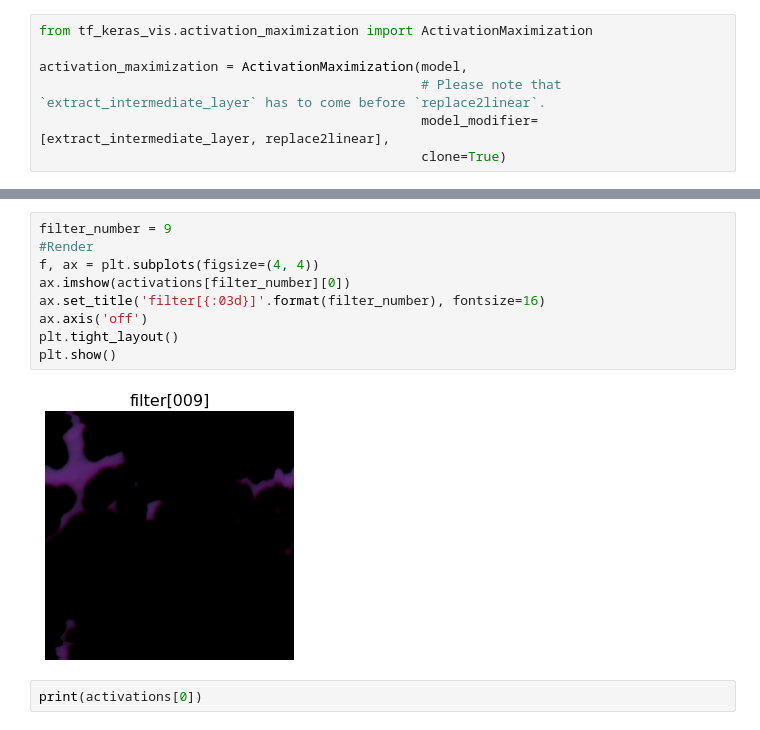
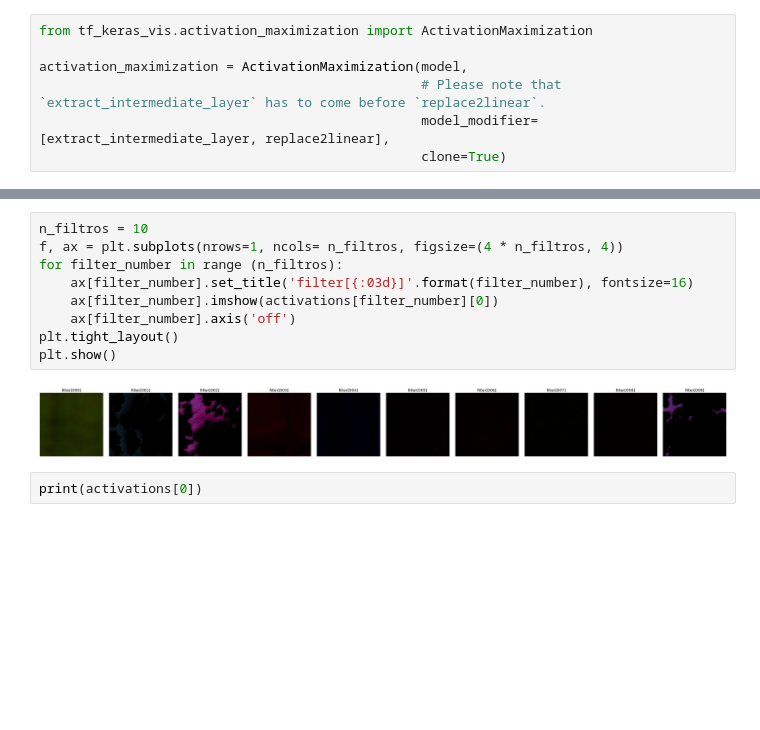
Before and after one commit to luizsantos-1/Interpretando-CNNs, a Jupyter notebook: starwars-activationmax.ipynb, the cells around one changed output, grey strips where cells are left out. Cells and saved outputs as stored; diff of their text form; blank space fills up the shorter version.

```diff
--- a/starwars-activationmax.ipynb
+++ b/starwars-activationmax.ipynb
@@ -80,16 +80,16 @@ for filter_number in range (10):
 400/400 [==============================] - 45s 113ms/step - Score: -4.1542 - TotalVariation2D: 3.5790 - Norm: 10.4645
 400/400 [==============================] - 44s 110ms/step - Score: 545.6395 - TotalVariation2D: 30.8343 - Norm: 32.8838
 # %%
-filter_number = 9
-#Render
-f, ax = plt.subplots(figsize=(4, 4))
-ax.imshow(activations[filter_number][0])
-ax.set_title('filter[{:03d}]'.format(filter_number), fontsize=16)
-ax.axis('off')
+n_filtros = 10
+f, ax = plt.subplots(nrows=1, ncols= n_filtros, figsize=(4 * n_filtros, 4))
+for filter_number in range (n_filtros):
+    ax[filter_number].set_title('filter[{:03d}]'.format(filter_number), fontsize=16)
+    ax[filter_number].imshow(activations[filter_number][0])
+    ax[filter_number].axis('off')
 plt.tight_layout()
 plt.show()
 # %% [output]
-[figure, old version]
+[figure, new version]
 # %%
 print(activations[0])
 # %% [output]
```
